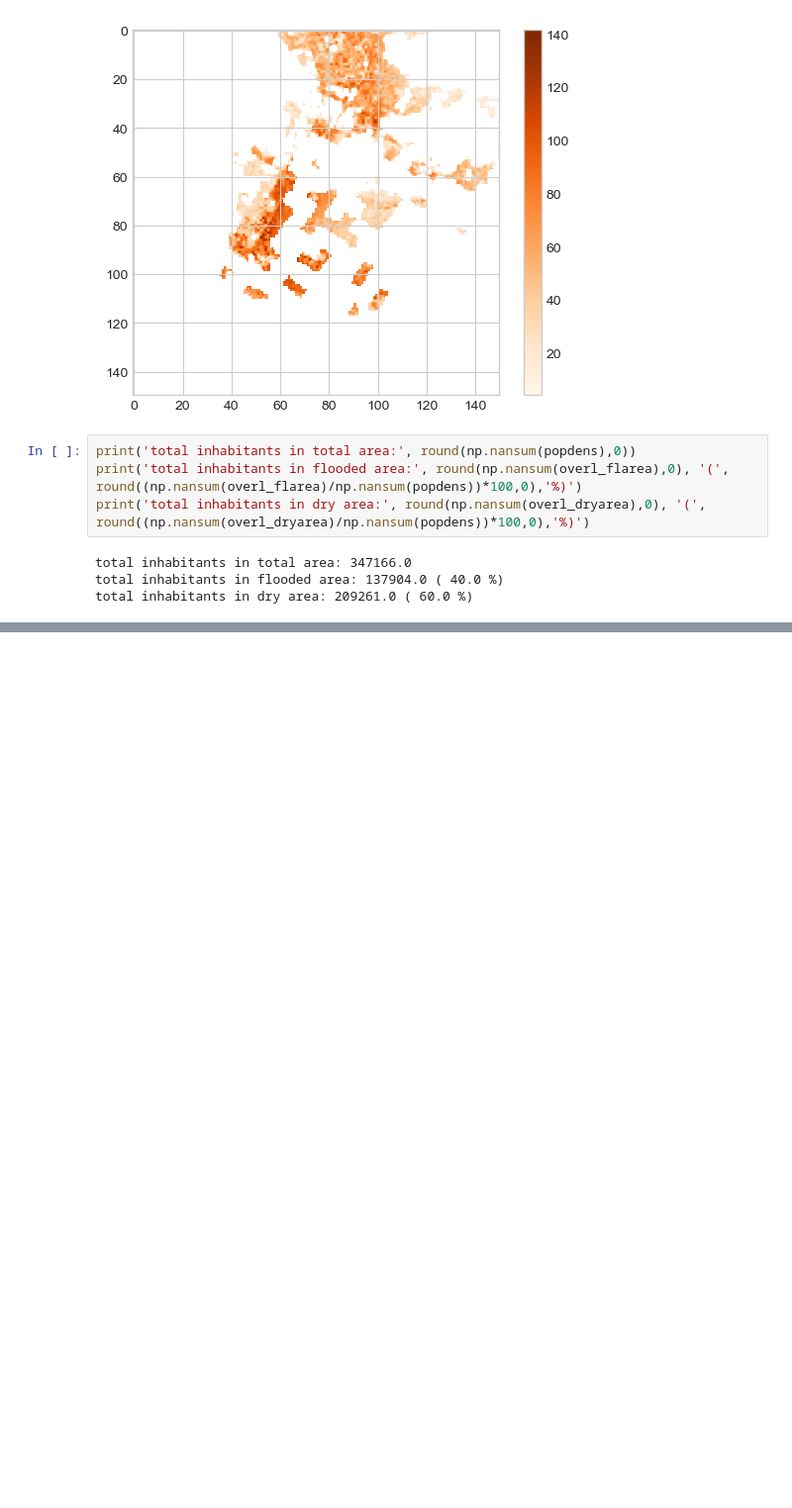
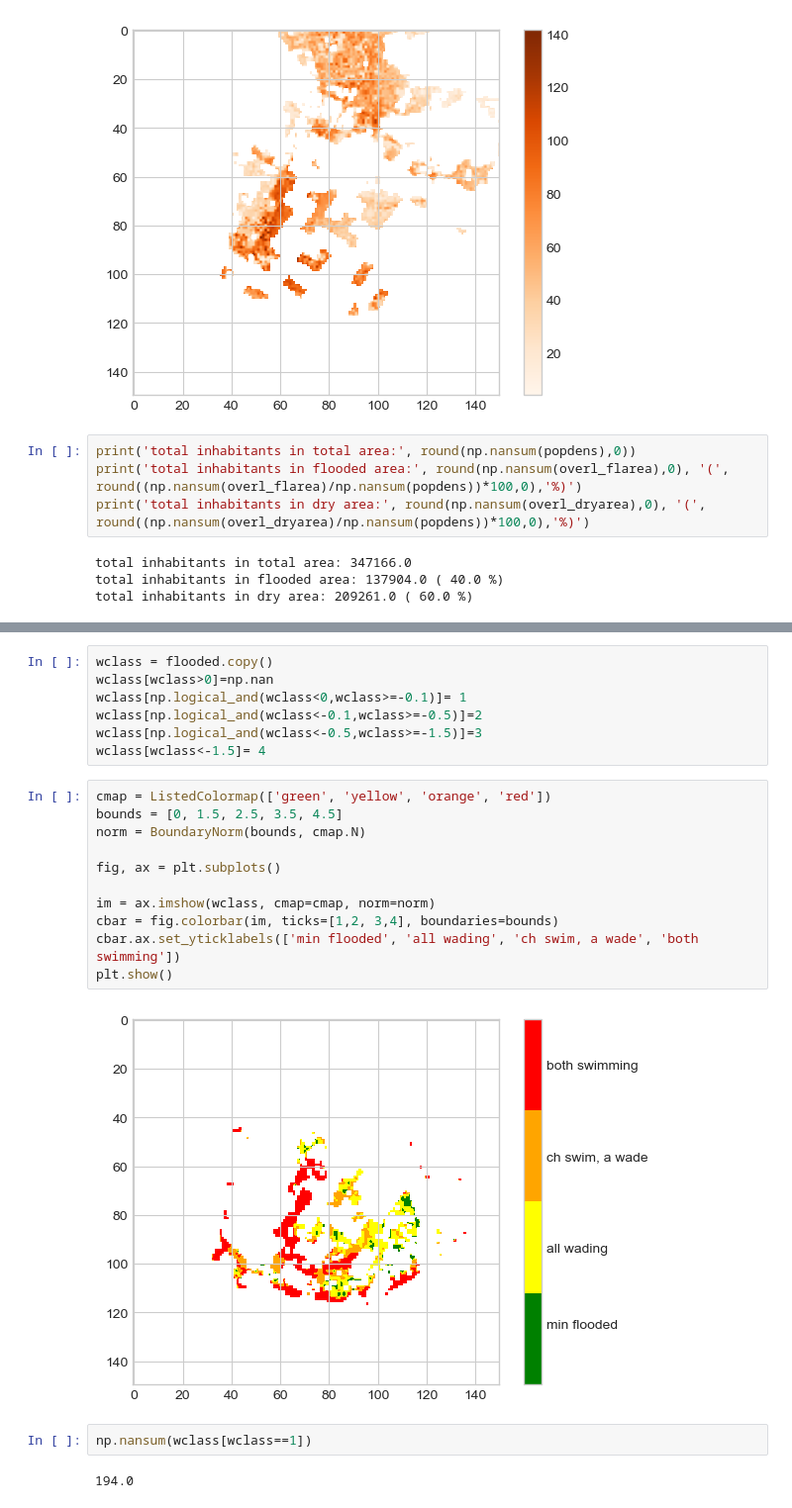
Before and after one commit to Deltares-research/FloodsAndHealthTool, a Jupyter notebook: floodhealth/sprint1_VH.ipynb, the cells around one changed output, grey strips where cells are left out. Shown: that part at 99% size. Cells and saved outputs as stored; diff of their text form; blank space fills up the shorter version.

```diff
--- a/floodhealth/sprint1_VH.ipynb
+++ b/floodhealth/sprint1_VH.ipynb
@@ -129,0 +145,24 @@ total inhabitants in dry area: 209261.0 ( 60.0 %)
+# %%
+wclass = flooded.copy()
+wclass[wclass>0]=np.nan
+wclass[np.logical_and(wclass<0,wclass>=-0.1)]= 1
+wclass[np.logical_and(wclass<-0.1,wclass>=-0.5)]=2
+wclass[np.logical_and(wclass<-0.5,wclass>=-1.5)]=3
+wclass[wclass<-1.5]= 4
+# %%
+cmap = ListedColormap(['green', 'yellow', 'orange', 'red'])
+bounds = [0, 1.5, 2.5, 3.5, 4.5]
+norm = BoundaryNorm(bounds, cmap.N)
+
+fig, ax = plt.subplots()
+
+im = ax.imshow(wclass, cmap=cmap, norm=norm)
+cbar = fig.colorbar(im, ticks=[1,2, 3,4], boundaries=bounds)
+cbar.ax.set_yticklabels(['min flooded', 'all wading', 'ch swim, a wade', 'both swimming'])
+plt.show()
+# %% [output]
+[figure, added]
+# %%
+np.nansum(wclass[wclass==1])
+# %% [output]
+194.0
```
Also changed, not shown: parts of 6 cells of this notebook.
